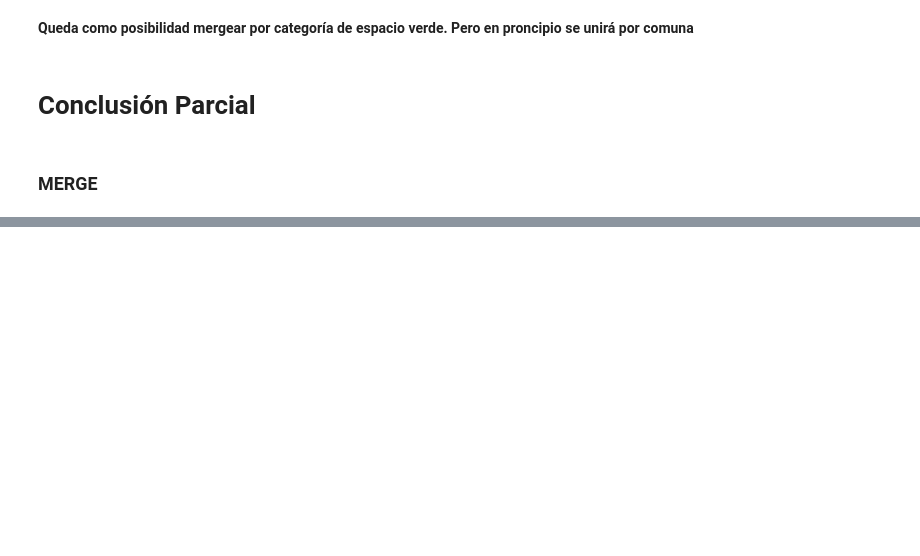
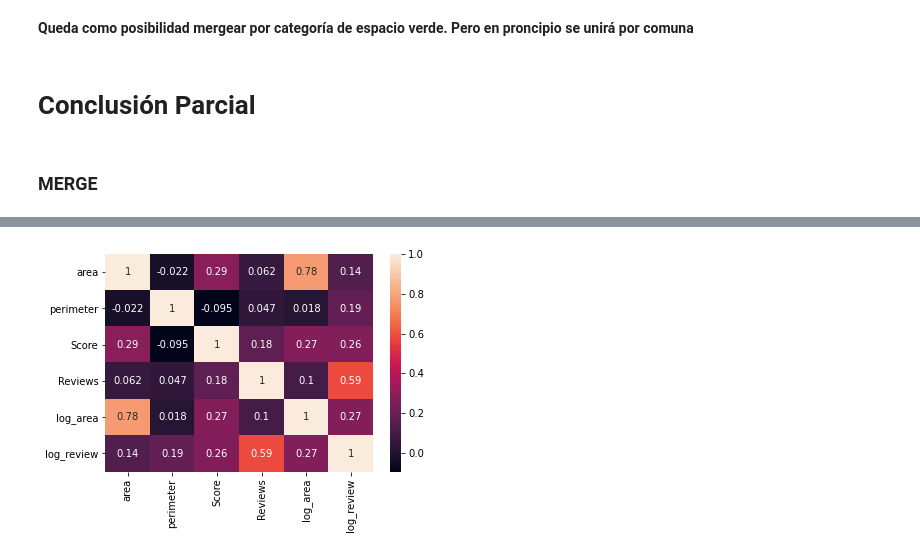
Before and after one commit to tomasdestefano/data_science_clusterai2020_destefano, a Jupyter notebook: Tp_Completo.ipynb, the cells around one changed output, grey strips where cells are left out. Drawn from its saved outputs; the diff is of its cells as text; code cells hidden in the pictures; blank space fills up the shorter version.

```diff
--- a/Tp_Completo.ipynb
+++ b/Tp_Completo.ipynb
@@ -1216,0 +1449,5 @@ for clas in clasificaciones_espacios_verdes:
+# %%
+sns.heatmap(plaza.corr(), annot=True)
+plt.show()
+# %% [output]
+[figure, added]
```
Also changed, not shown: parts of 94 cells of this notebook.
